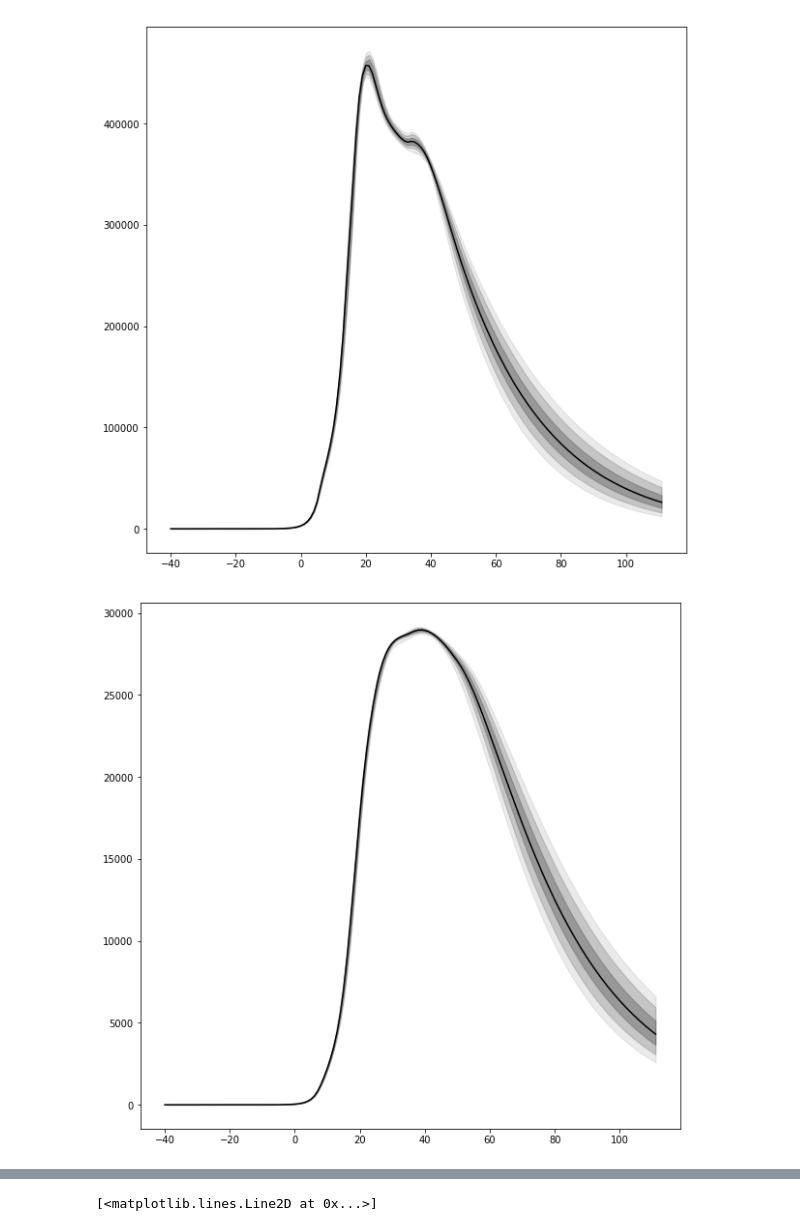
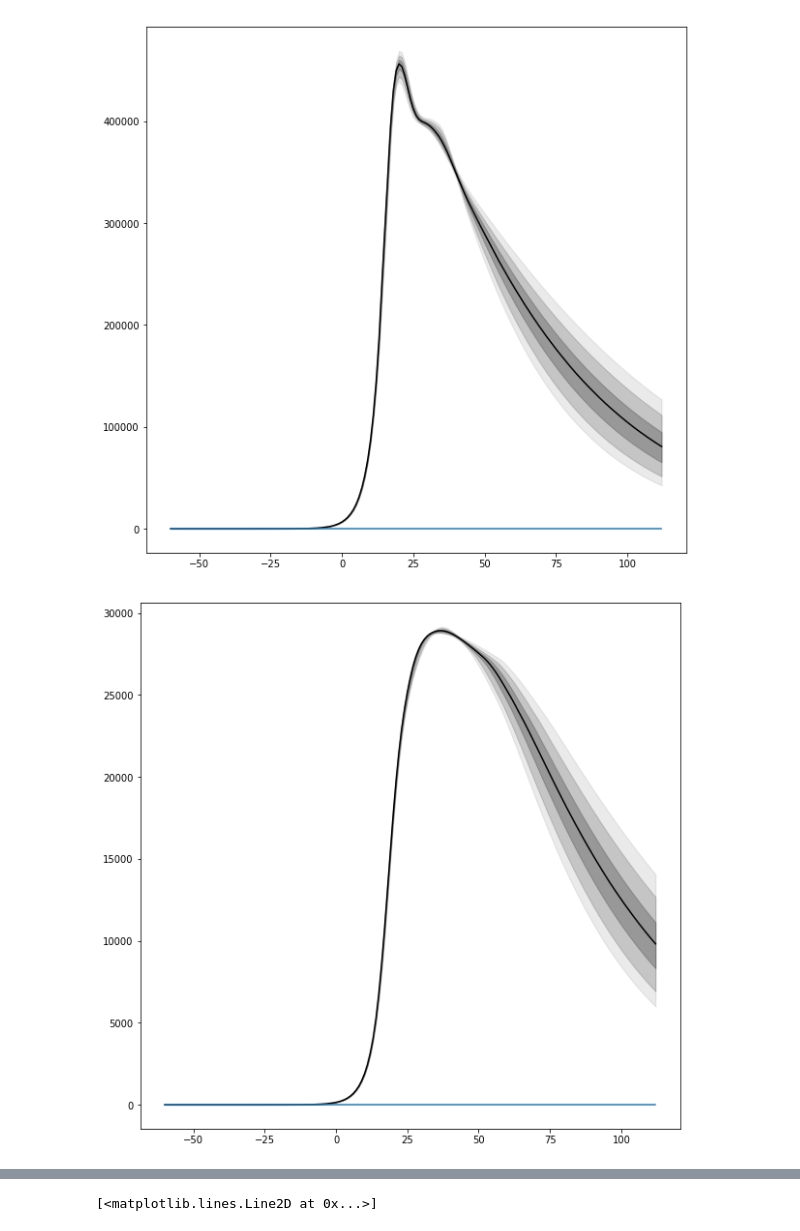
Before and after one commit to AndreasFinke/mcmc, a Jupyter notebook: notebooks/covid3.ipynb, the cells around one changed output, grey strips where cells are left out. Cells and saved outputs as stored; diff of their text form; code cells hidden in the pictures.

```diff
--- a/notebooks/covid3.ipynb
+++ b/notebooks/covid3.ipynb
@@ -79,7 +81,7 @@ if country == 'France':
     icuBeds = 7000
 
 nPredictDays = 60
-maxdelay = 40
+maxdelay = 60
 
 #testdays = np.arange(60)
 
@@ -213,13 +216,13 @@ def loglike(mode, icuBeds, probSerious, probAsymp, hospitalSlope, probLethalIfSe
 
 
 
-    data.initialBetaMild = 3.38
-    data.initialBetaHigh = 5.05
-    data.initialDelay = 28.04
+    data.initialBetaMild = 3.38/4
+    data.initialBetaHigh = 5.05/4
+    data.initialDelay = 28.04+10
     data.initialMissedDeaths = 0.05
 
 
-    data.computeR = True
+    data.computeR = False
     data.computeOnlyLikelihood = False
     data.fixBehaviorInAdvance = 10
 
@@ -247,6 +250,17 @@ def loglike(mode, icuBeds, probSerious, probAsymp, hospitalSlope, probLethalIfSe
             chain.run(0,0,100000,1)
             print(chain.getLoglikes()[-1])
     if mode == 1:
+        #target = mcmc.SimpleTarget()
+        target = mcmc.CoolingTarget(0, 1e7)
+        target.set_posterior(state)
+        chain = mcmc.Chain(target, 0)
+        chain.computeMean = False
+        chain.recordSamples = False
+        chain.run(10000,0,1,1)
+        #chain.run(100000,200,200,200)
+        #chain.run(5000000,100000,100,5000)
+        print(chain.getLoglikes()[-1])
+    if mode == 2:
         target = mcmc.SimpleTarget()
         target.set_posterior(state)
         chain = mcmc.Chain(target, 0)
@@ -327,27 +344,28 @@ plt.fill_between(time_all, y-2*err, y+2*err,alpha=0.2)
 # %%
 def myplot(name):
 
     plt.figure(figsize=(10,10))
     y = np.median(chain.getSamples(name)[:,:],0)
     lower1 = np.percentile(chain.getSamples(name)[:,:], (100-68.27)/2, axis=0)
     lower2 = np.percentile(chain.getSamples(name)[:,:], (100-95.45)/2, axis=0)
     lower3 = np.percentile(chain.getSamples(name)[:,:], (100-99.73)/2, axis=0)
     upper1 = np.percentile(chain.getSamples(name)[:,:], 100-(100-68.27)/2, axis=0)
     upper2 = np.percentile(chain.getSamples(name)[:,:], 100-(100-95.45)/2, axis=0)
     upper3 = np.percentile(chain.getSamples(name)[:,:], 100-(100-99.73)/2, axis=0)
     plt.plot(time_all, y, 'k')
     fc = '#333333'
     ec = fc # '#000000'
+    plt.plot(time_all,np.ones(time_all.shape))
     plt.fill_between(time_all, lower1, upper1, alpha=0.3, facecolor=fc, edgecolor=ec, antialiased=True)
     plt.fill_between(time_all, lower2, upper2, alpha=0.2, facecolor=fc, edgecolor=ec, antialiased=True)
     plt.fill_between(time_all, lower3, upper3, alpha=0.1, facecolor=fc, edgecolor=ec, antialiased=True)
     plt.show()
 
 myplot("mild")
 myplot("serious")
-myplot("R")
+#myplot("R")
 myplot("dead")
 myplot("recovered")
 # %% [output]
-[figure, old version]
+[figure, new version]
-[figure, old version]
+[figure, new version]
```
Also changed, not shown: parts of 9 cells of this notebook, 1 other file.
